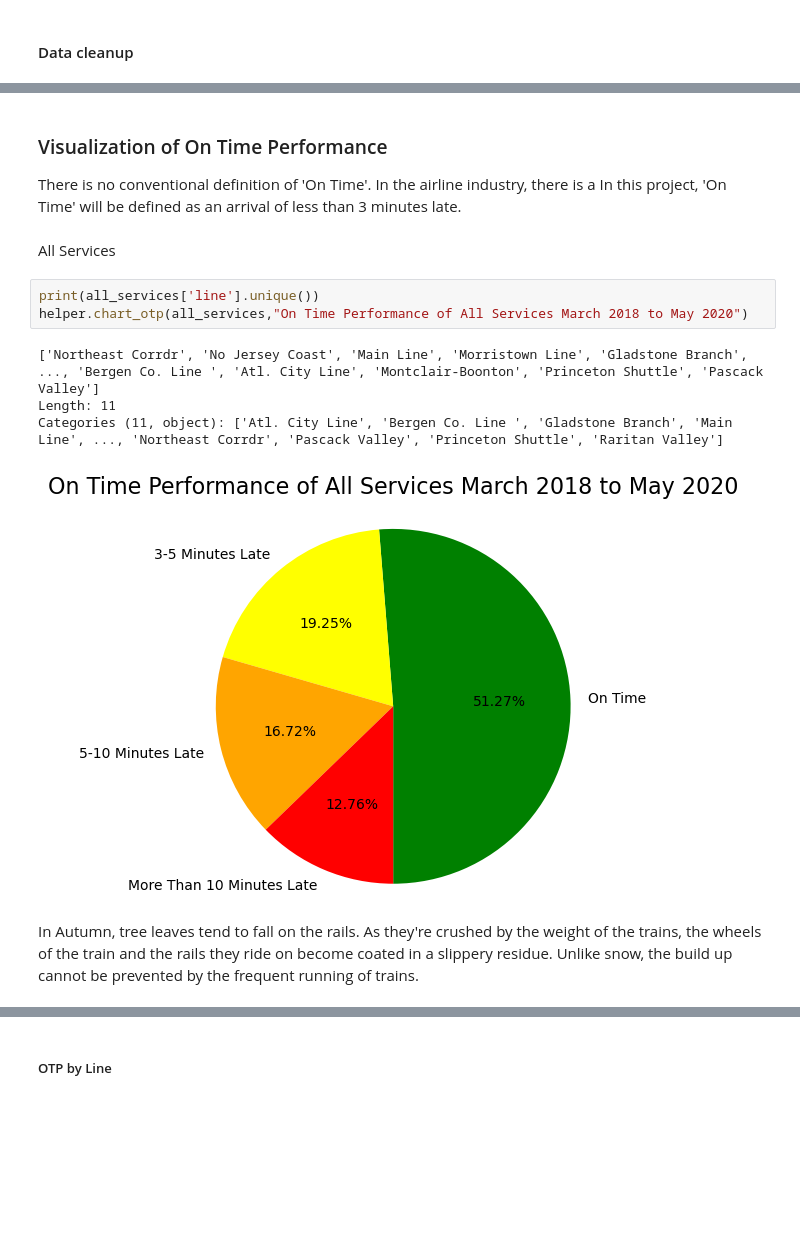
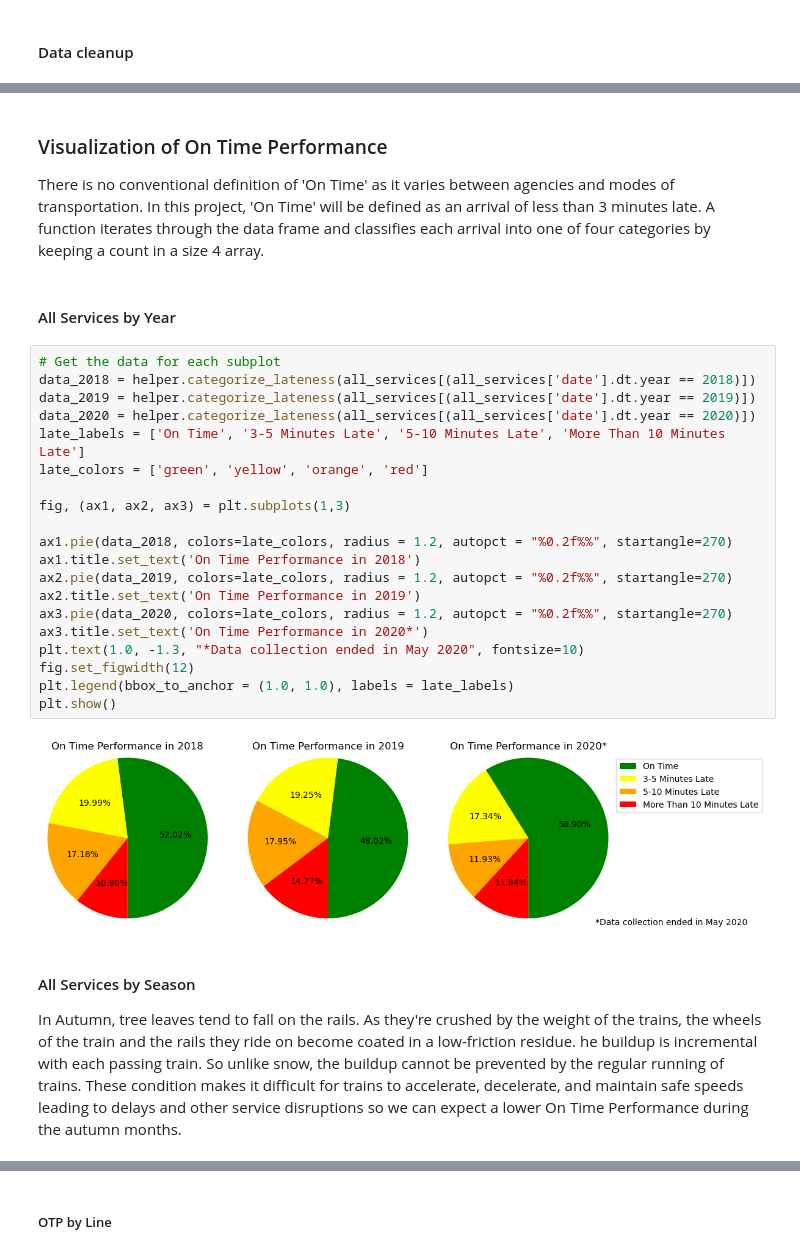
Before and after one commit to d0ugherty/On-Time-Performance-Stats, a Jupyter notebook: project.ipynb, the cells around one changed output, grey strips where cells are left out. Drawn from its saved outputs; the diff is of its cells as text; blank space fills up the shorter version.

Commit message:
visualization for OTP by year and season

```diff
--- a/project.ipynb
+++ b/project.ipynb
@@ -27,15 +41,31 @@ all_services.head(10)
 # %% [markdown]
 ### Visualization of On Time Performance
-There is no conventional definition of 'On Time'. In the airline industry, there is a  In this project, 'On Time' will be defined as an arrival of less than 3 minutes late.
+There is no conventional definition of 'On Time' as it varies between agencies and modes of transportation. In this project, 'On Time' will be defined as an arrival of less than 3 minutes late. A function iterates through the data frame and classifies each arrival into one of four categories by keeping a count in a size 4 array.
-# %% [markdown]
-All Services
-# %%
-print(all_services['line'].unique())
-helper.chart_otp(all_services,"On Time Performance of All Services March 2018 to May 2020")
-# %% [output]
-['Northeast Corrdr', 'No Jersey Coast', 'Main Line', 'Morristown Line', 'Gladstone Branch', ..., 'Bergen Co. Line ', 'Atl. City Line', 'Montclair-Boonton', 'Princeton Shuttle', 'Pascack Valley']
-Length: 11
-Categories (11, object): ['Atl. City Line', 'Bergen Co. Line ', 'Gladstone Branch', 'Main Line', ..., 'Northeast Corrdr', 'Pascack Valley', 'Princeton Shuttle', 'Raritan Valley']
-[figure, removed]
+# %% [markdown]
+#### All Services by Year
+# %%
+# Get the data for each subplot
+data_2018 = helper.categorize_lateness(all_services[(all_services['date'].dt.year == 2018)])
+data_2019 = helper.categorize_lateness(all_services[(all_services['date'].dt.year == 2019)])
+data_2020 = helper.categorize_lateness(all_services[(all_services['date'].dt.year == 2020)])
+late_labels = ['On Time', '3-5 Minutes Late', '5-10 Minutes Late', 'More Than 10 Minutes Late']
+late_colors = ['green', 'yellow', 'orange', 'red']
+
+fig, (ax1, ax2, ax3) = plt.subplots(1,3)
+
+ax1.pie(data_2018, colors=late_colors, radius = 1.2, autopct = "%0.2f%%", startangle=270)
+ax1.title.set_text('On Time Performance in 2018')
+ax2.pie(data_2019, colors=late_colors, radius = 1.2, autopct = "%0.2f%%", startangle=270)
+ax2.title.set_text('On Time Performance in 2019')
+ax3.pie(data_2020, colors=late_colors, radius = 1.2, autopct = "%0.2f%%", startangle=270)
+ax3.title.set_text('On Time Performance in 2020*')
+plt.text(1.0, -1.3, "*Data collection ended in May 2020", fontsize=10)
+fig.set_figwidth(12)
+plt.legend(bbox_to_anchor = (1.0, 1.0), labels = late_labels)
+plt.show()
+# %% [output]
+[figure, added]
 # %% [markdown]
-In Autumn, tree leaves tend to fall on the rails. As they're crushed by the weight of the trains, the wheels of the train and the rails they ride on become coated in a slippery residue. Unlike snow, the build up cannot be prevented by the frequent running of trains.
+#### All Services by Season
+
+In Autumn, tree leaves tend to fall on the rails. As they're crushed by the weight of the trains, the wheels of the train and the rails they ride on become coated in a low-friction residue. he buildup is incremental with each passing train. So unlike snow, the buildup cannot be prevented by the regular running of trains. These condition makes it difficult for trains to accelerate, decelerate, and maintain safe speeds leading to delays and other service disruptions so we can expect a lower On Time Performance during the autumn months.
```
Also changed, not shown: parts of 8 cells of this notebook, 1 other file.
